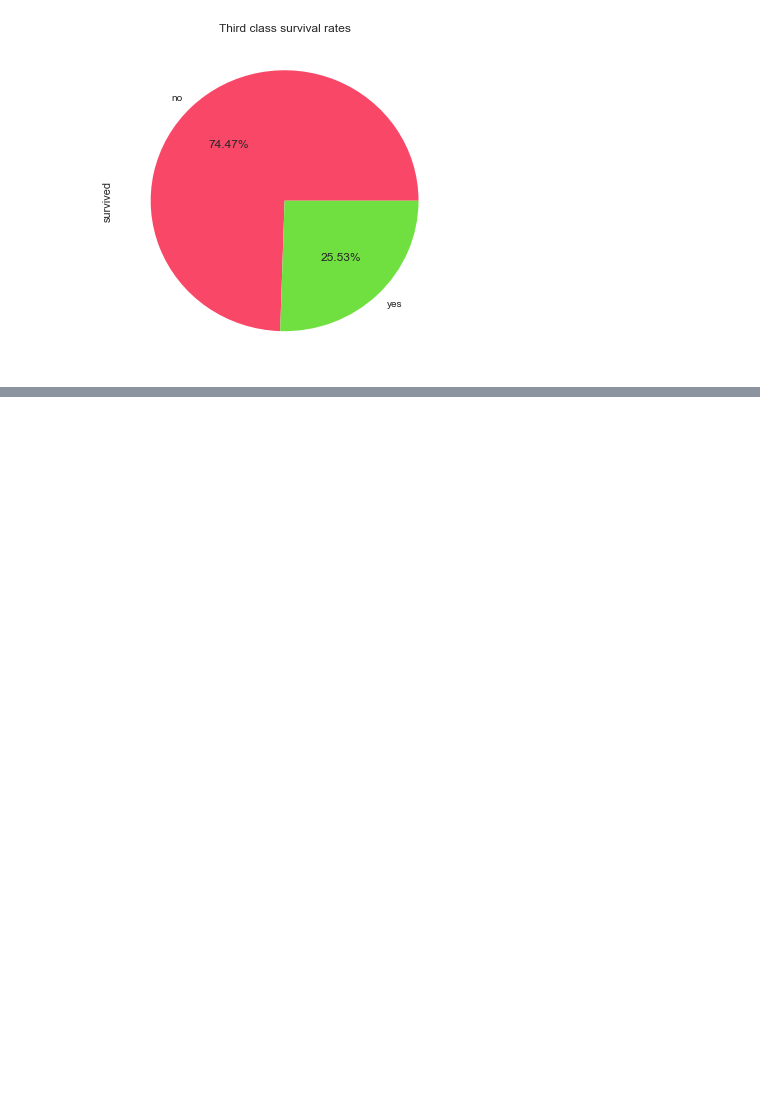
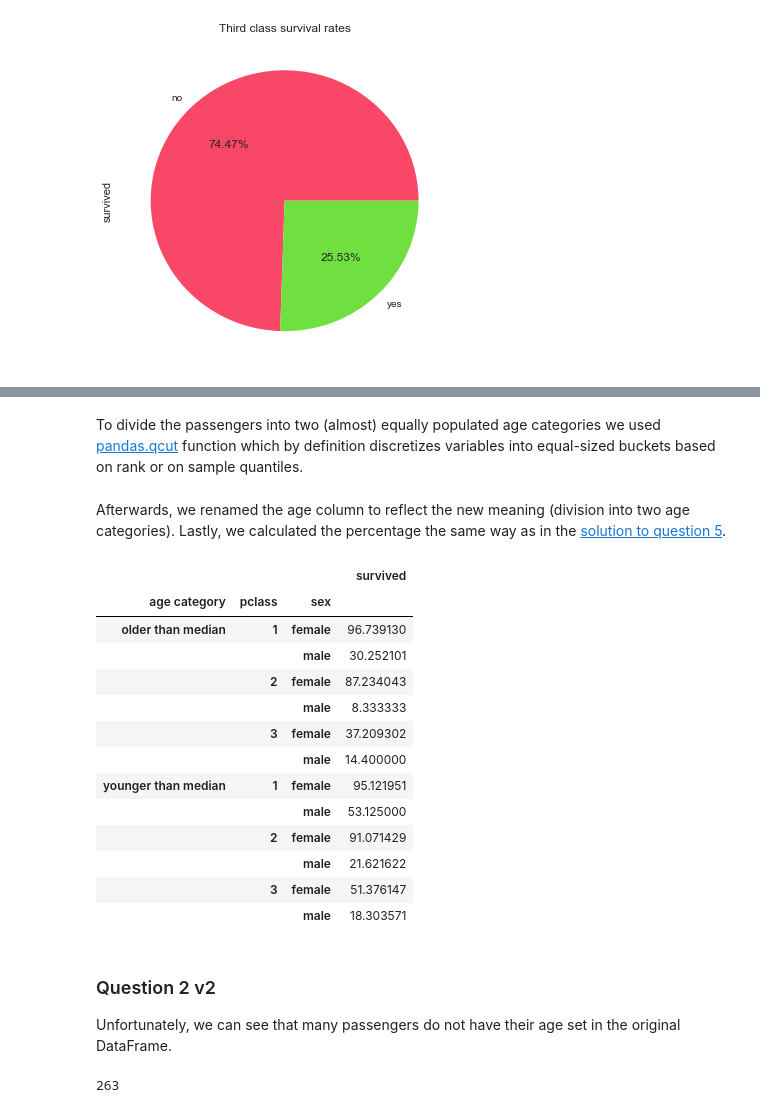
Before and after one commit to stojadin2701/ADA2017, a Jupyter notebook: Homework 1.ipynb, the cells around one changed output, grey strips where cells are left out. Cells and saved outputs as stored; diff of their text form; code cells hidden in the pictures; blank space fills up the shorter version.

```diff
--- a/Homework 1.ipynb
+++ b/Homework 1.ipynb
@@ -680,0 +725,3 @@ plot_survival_rates(3, 'Third')
+# %%
+passengers_survived_groups = titanic.filter(['age', 'pclass', 'sex', 'survived'], axis=1).dropna(subset = ['age'])
+passengers_survived_groups.head()
@@ -680,0 +735,37 @@ plot_survival_rates(3, 'Third')
+# %% [markdown]
+To divide the passengers into two (almost) equally populated age categories we used [pandas.qcut](https://pandas.pydata.org/pandas-docs/stable/generated/pandas.qcut.html "pandas.qcut documentation") function which by definition discretizes variables into equal-sized buckets based on rank or on sample quantiles.
+# %%
+cut, bins = pd.qcut(passengers_survived_groups.age, 2, labels=['younger than median', 'older than median'], retbins = True)
+# %% [markdown]
+Afterwards, we renamed the age column to reflect the new meaning (division into two age categories). Lastly, we calculated the percentage the same way as in the [solution to question 5](#q5).
+# %%
+passengers_survived_groups.rename(columns = {'age': 'age category'}, inplace=True)
+passengers_survived_groups['age category'] = cut
+
+survival_groups_percentage = passengers_survived_groups.groupby(['age category', 'pclass', 'sex']).count()
+survival_groups_percentage['survived'] = passengers_survived_groups.groupby(['age category', 'pclass', 'sex'])['survived'].sum()/survival_groups_percentage['survived']*100
+survival_groups_percentage
+# %% [output]
+|  |  |  | survived |
+| age category | pclass | sex |  |
+| older than median | 1 | female | 96.739130 |
+|  |  | male | 30.252101 |
+|  | 2 | female | 87.234043 |
+|  |  | male | 8.333333 |
+|  | 3 | female | 37.209302 |
+|  |  | male | 14.400000 |
+| younger than median | 1 | female | 95.121951 |
+|  |  | male | 53.125000 |
+|  | 2 | female | 91.071429 |
+|  |  | male | 21.621622 |
+|  | 3 | female | 51.376147 |
+|  |  | male | 18.303571 |
+# %% [markdown]
+<a id='q2v2'></a>
+### Question 2 v2
+
+Unfortunately, we can see that many passengers do not have their age set in the original DataFrame.
+# %%
+titanic['age'].isnull().sum()
+# %% [output]
+263
```
Also changed, not shown: parts of 17 cells of this notebook.
